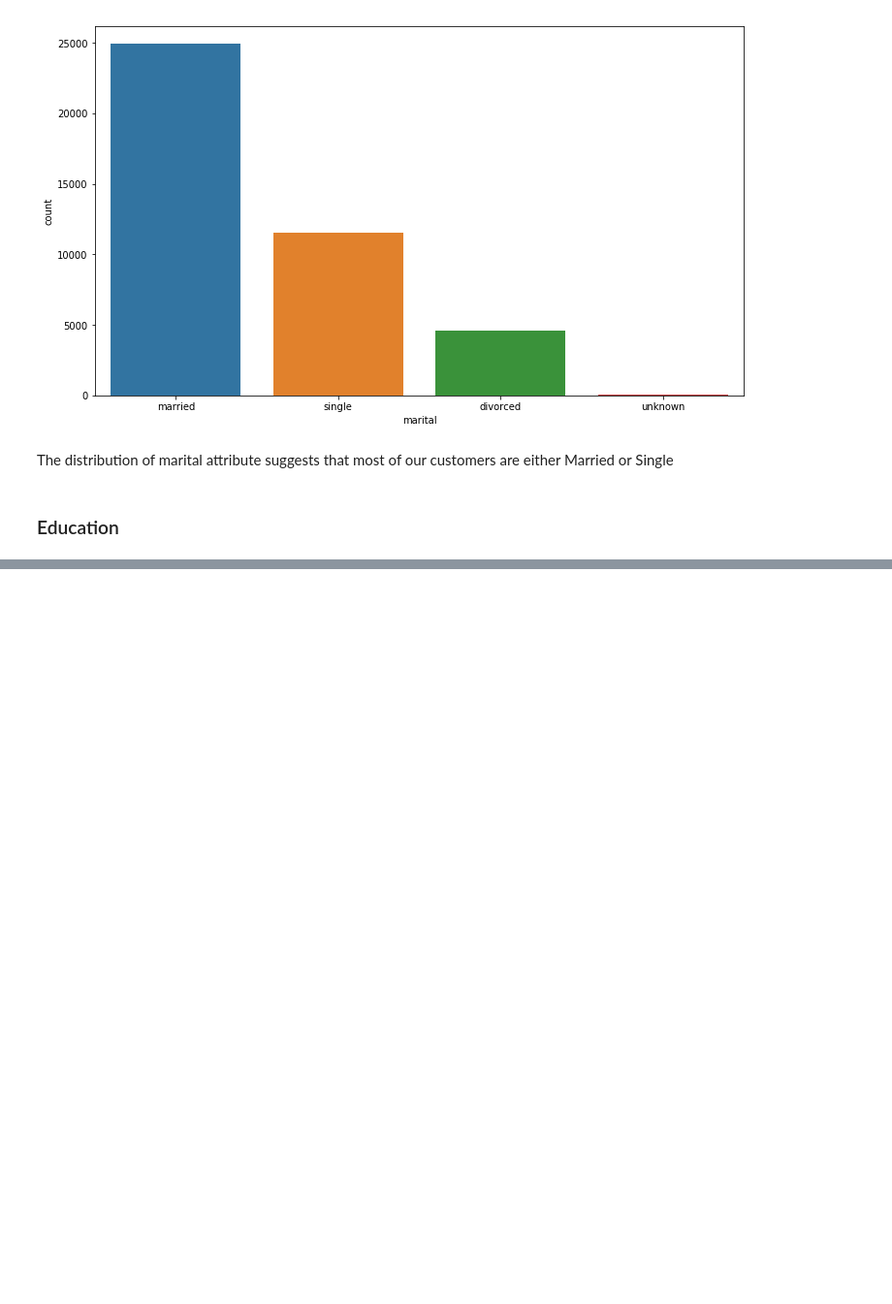
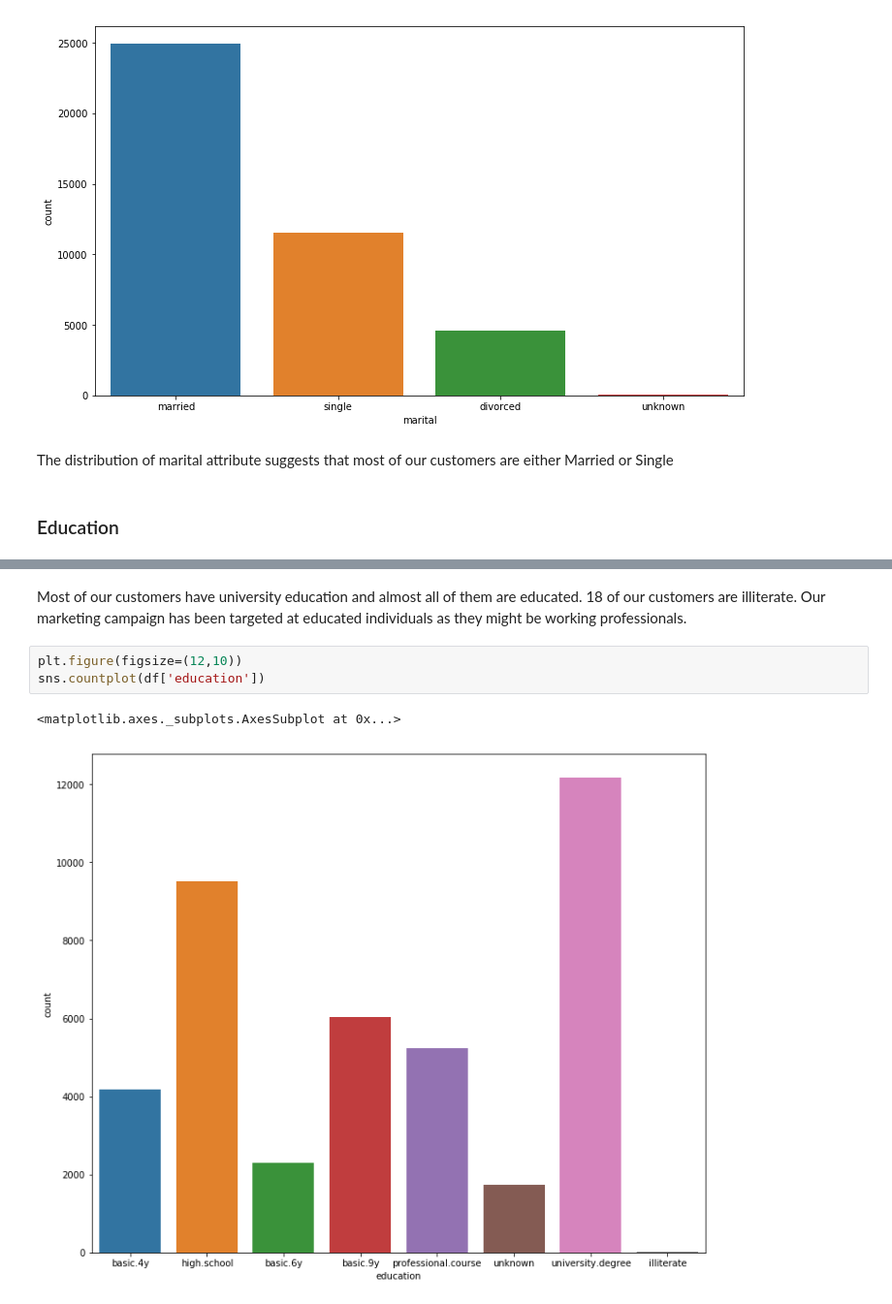
Before and after one commit to Vishal-Mani/Bank-Marketing-Exploratory-Data-Analysis., a Jupyter notebook: Bank_marketing_analysis.ipynb, the cells around one changed output, grey strips where cells are left out. Shown: that part at 97% size. Drawn from its saved outputs; the diff is of its cells as text; blank space fills up the shorter version.

```diff
--- a/Bank_marketing_analysis.ipynb
+++ b/Bank_marketing_analysis.ipynb
@@ -238,0 +256,8 @@ The distribution of marital attribute suggests that most of our customers are ei
+# %% [markdown]
+Most of our customers have university education and almost all of them are educated. 18 of our customers are illiterate. Our marketing campaign has been targeted at educated individuals as they might be working professionals.
+# %%
+plt.figure(figsize=(12,10))
+sns.countplot(df['education'])
+# %% [output]
+<matplotlib.axes._subplots.AxesSubplot at 0x...>
+[figure, added]
```
Also changed, not shown: parts of 12 cells of this notebook.
